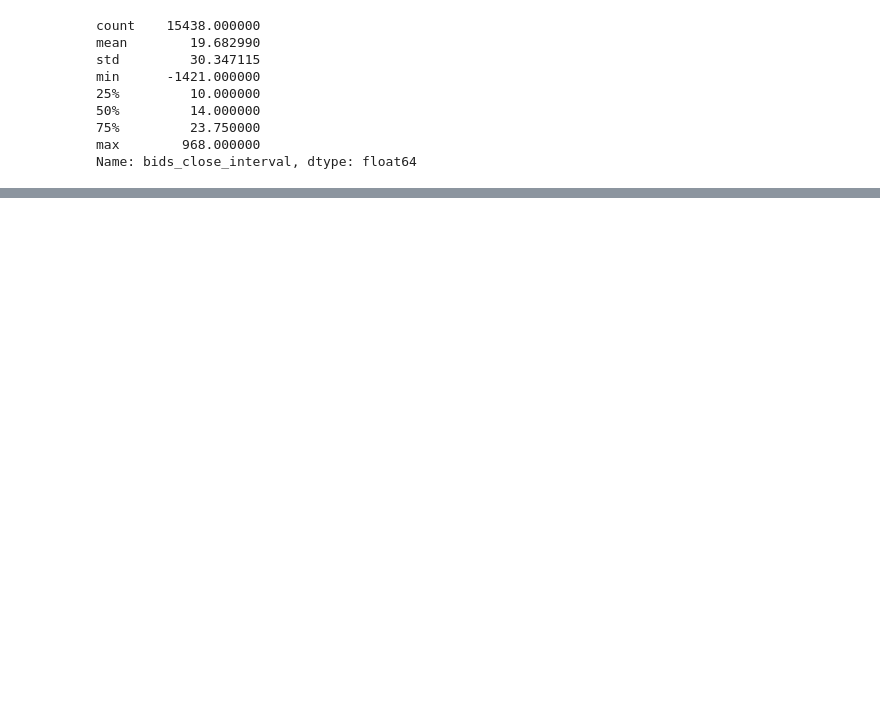
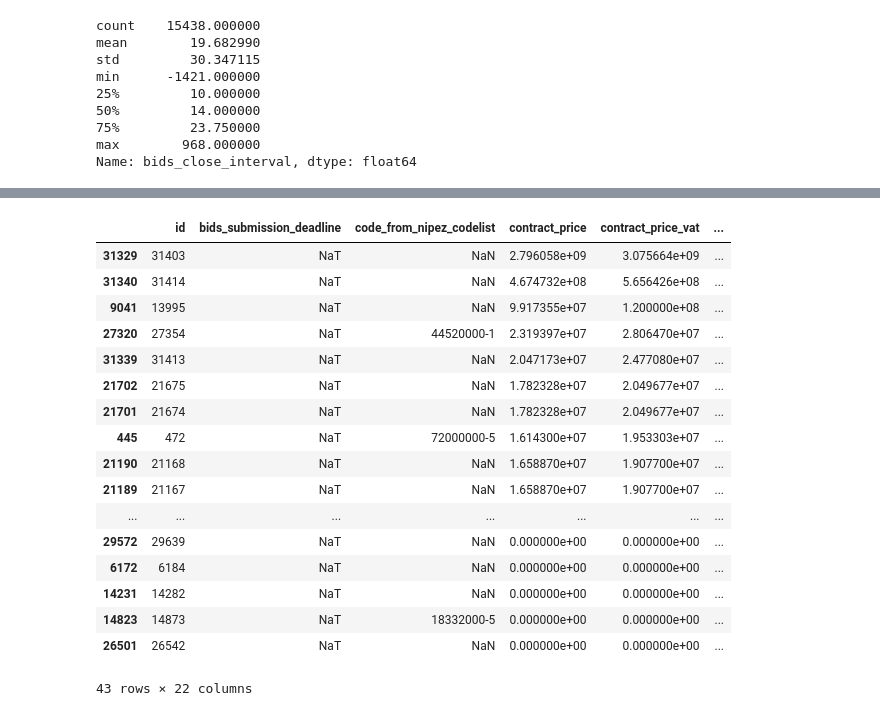
Before and after one commit to opendatalabcz/analysis-public-procurement, a Jupyter notebook: dates.ipynb, the cells around one changed output, grey strips where cells are left out. Cells and saved outputs as stored; diff of their text form; code cells hidden in the pictures; blank space fills up the shorter version.

```diff
--- a/dates.ipynb
+++ b/dates.ipynb
@@ -115,0 +235,21 @@ plt.hist(procurement['bids_close_interval'], bins=50, range=(-100, 100))
+# %%
+procurement[(procurement['publication_close_interval'] < 0) & (procurement['type_of_procedure'] == 'Otevřené řízení')].sort_values(by='contract_price_with_amendments_vat', ascending=False)
+# %% [output]
+|  | id | bids_submission_deadline | code_from_nipez_codelist | contract_price | contract_price_vat | ... |
+| 31329 | 31403 | NaT | NaN | 2.796058e+09 | 3.075664e+09 | ... |
+| 31340 | 31414 | NaT | NaN | 4.674732e+08 | 5.656426e+08 | ... |
+| 9041 | 13995 | NaT | NaN | 9.917355e+07 | 1.200000e+08 | ... |
+| 27320 | 27354 | NaT | 44520000-1 | 2.319397e+07 | 2.806470e+07 | ... |
+| 31339 | 31413 | NaT | NaN | 2.047173e+07 | 2.477080e+07 | ... |
+| 21702 | 21675 | NaT | NaN | 1.782328e+07 | 2.049677e+07 | ... |
+| 21701 | 21674 | NaT | NaN | 1.782328e+07 | 2.049677e+07 | ... |
+| 445 | 472 | NaT | 72000000-5 | 1.614300e+07 | 1.953303e+07 | ... |
+| 21190 | 21168 | NaT | NaN | 1.658870e+07 | 1.907700e+07 | ... |
+| 21189 | 21167 | NaT | NaN | 1.658870e+07 | 1.907700e+07 | ... |
+| ... | ... | ... | ... | ... | ... | ... |
+| 29572 | 29639 | NaT | NaN | 0.000000e+00 | 0.000000e+00 | ... |
+| 6172 | 6184 | NaT | NaN | 0.000000e+00 | 0.000000e+00 | ... |
+| 14231 | 14282 | NaT | NaN | 0.000000e+00 | 0.000000e+00 | ... |
+| 14823 | 14873 | NaT | 18332000-5 | 0.000000e+00 | 0.000000e+00 | ... |
+| 26501 | 26542 | NaT | NaN | 0.000000e+00 | 0.000000e+00 | ... |
+43 rows × 22 columns
```
Also changed, not shown: parts of 12 cells of this notebook, 1 other file.
